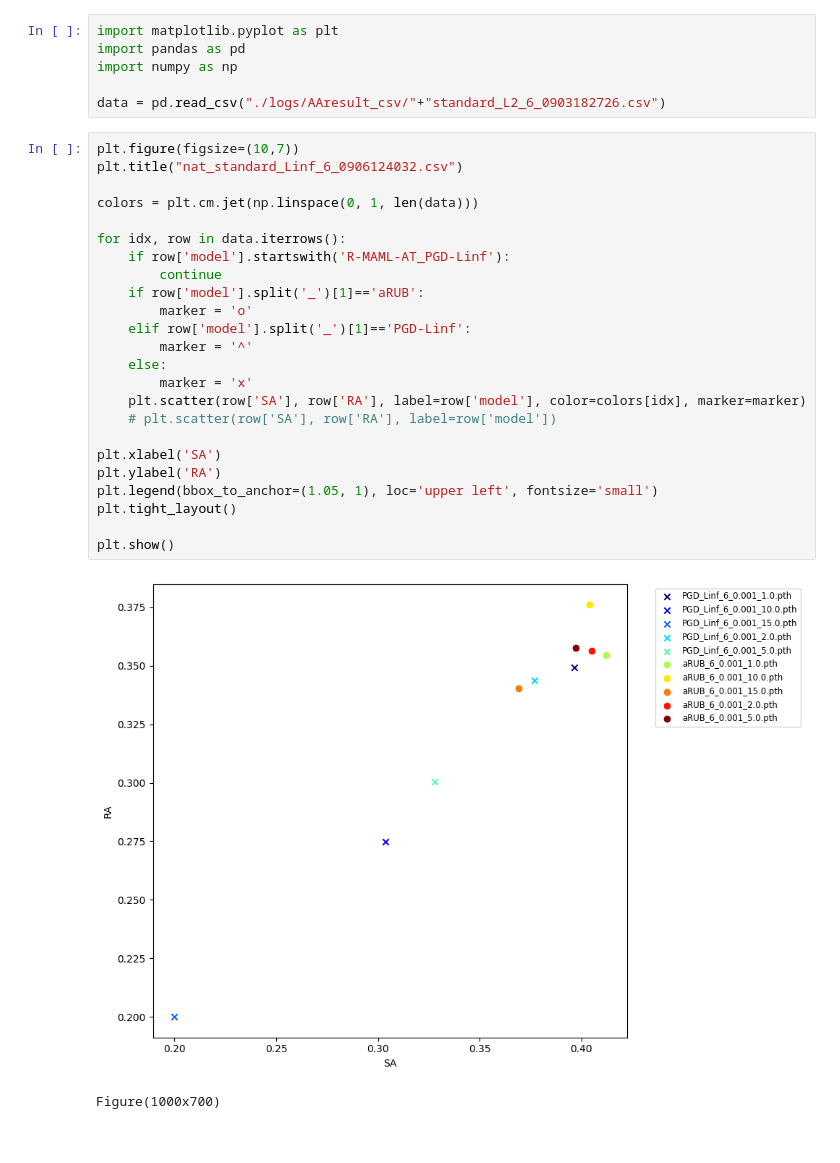
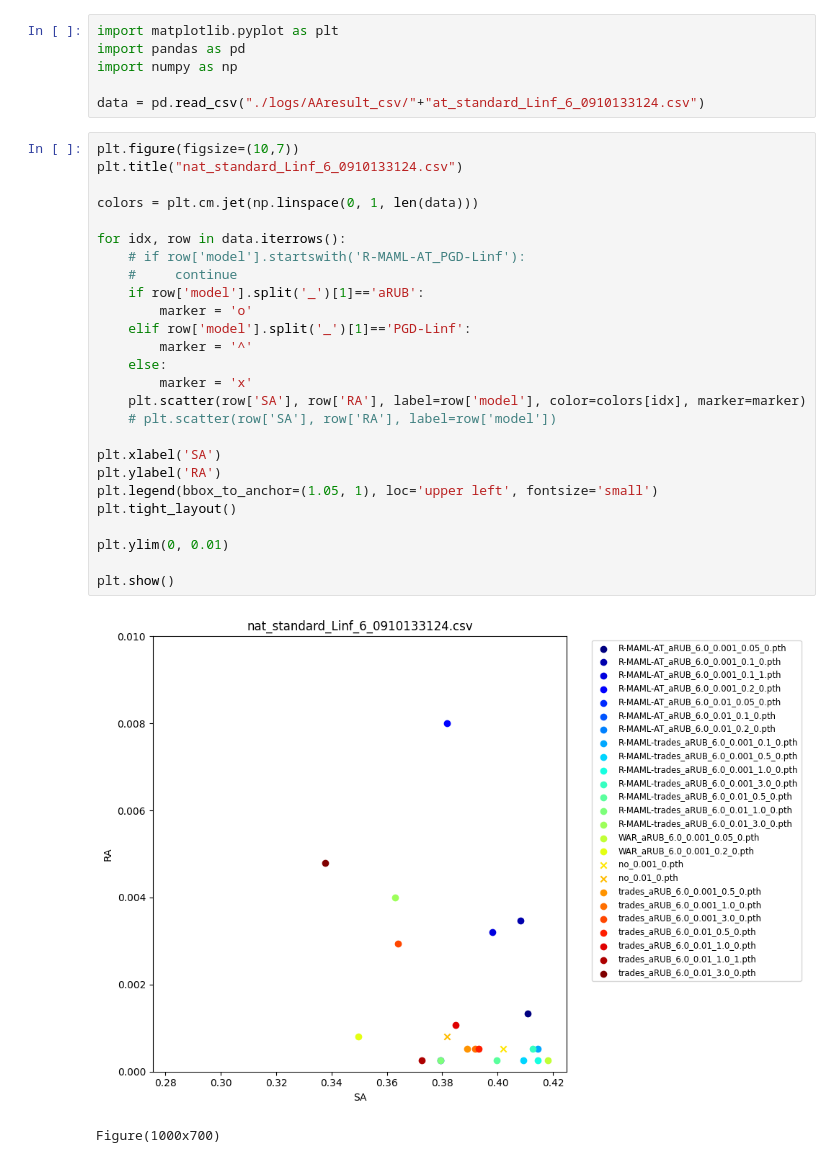
Before and after one commit to youuijin/ARML_server, a Jupyter notebook: make_plot.ipynb, the cells around one changed output. Saved outputs shown, nothing was run; the diff lists cells and outputs as text.

```diff
--- a/make_plot.ipynb
+++ b/make_plot.ipynb
@@ -3,33 +3,35 @@ import matplotlib.pyplot as plt
 import pandas as pd
 import numpy as np
 
-data = pd.read_csv("./logs/AAresult_csv/"+"standard_L2_6_0903182726.csv")
+data = pd.read_csv("./logs/AAresult_csv/"+"at_standard_Linf_6_0910133124.csv")
 # %%
 plt.figure(figsize=(10,7))
-plt.title("nat_standard_Linf_6_0906124032.csv")
+plt.title("nat_standard_Linf_6_0910133124.csv")
 
 colors = plt.cm.jet(np.linspace(0, 1, len(data)))
 
 for idx, row in data.iterrows():
-    if row['model'].startswith('R-MAML-AT_PGD-Linf'):
-        continue
+    # if row['model'].startswith('R-MAML-AT_PGD-Linf'):
+    #     continue
     if row['model'].split('_')[1]=='aRUB':
         marker = 'o'
     elif row['model'].split('_')[1]=='PGD-Linf':
         marker = '^'
     else:
         marker = 'x'
     plt.scatter(row['SA'], row['RA'], label=row['model'], color=colors[idx], marker=marker)
     # plt.scatter(row['SA'], row['RA'], label=row['model'])
 
 plt.xlabel('SA')
 plt.ylabel('RA')
 plt.legend(bbox_to_anchor=(1.05, 1), loc='upper left', fontsize='small')
 plt.tight_layout()
 
+plt.ylim(0, 0.01)
+
 plt.show()
 # %% [output]
-[figure, old version]
+[figure, new version]
 # %%
 # %% [output]
 Figure(1000x700)
```
Also changed, not shown: 7 other files.
